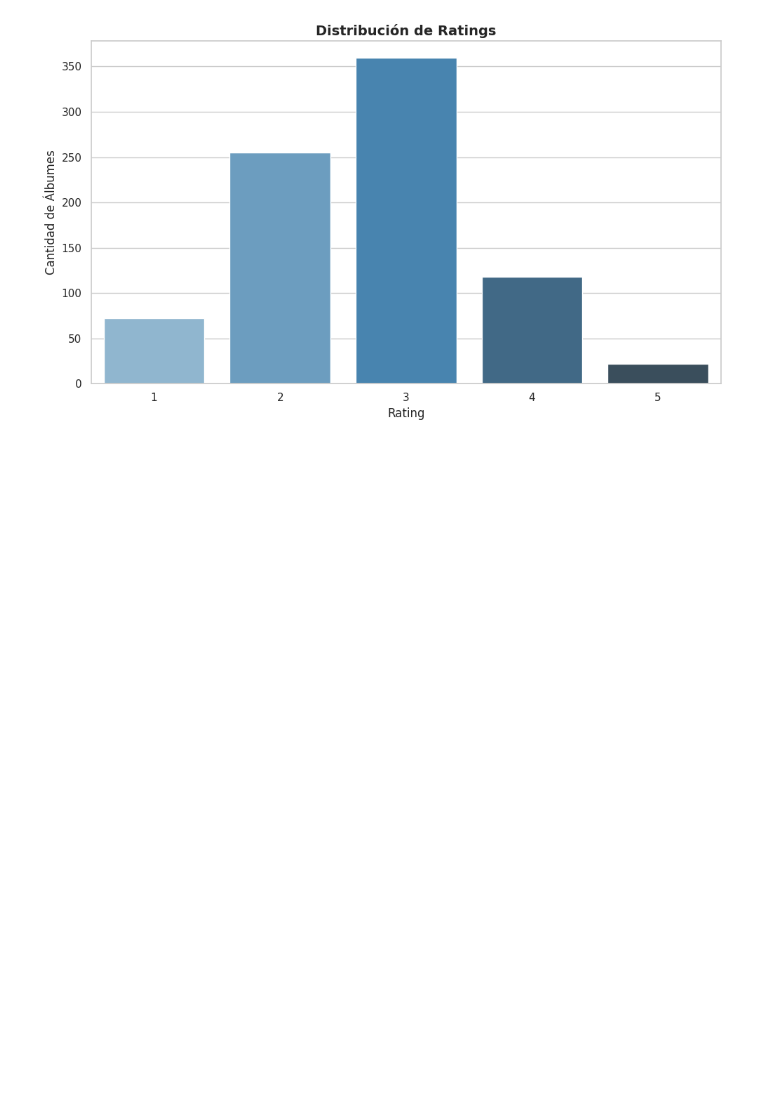
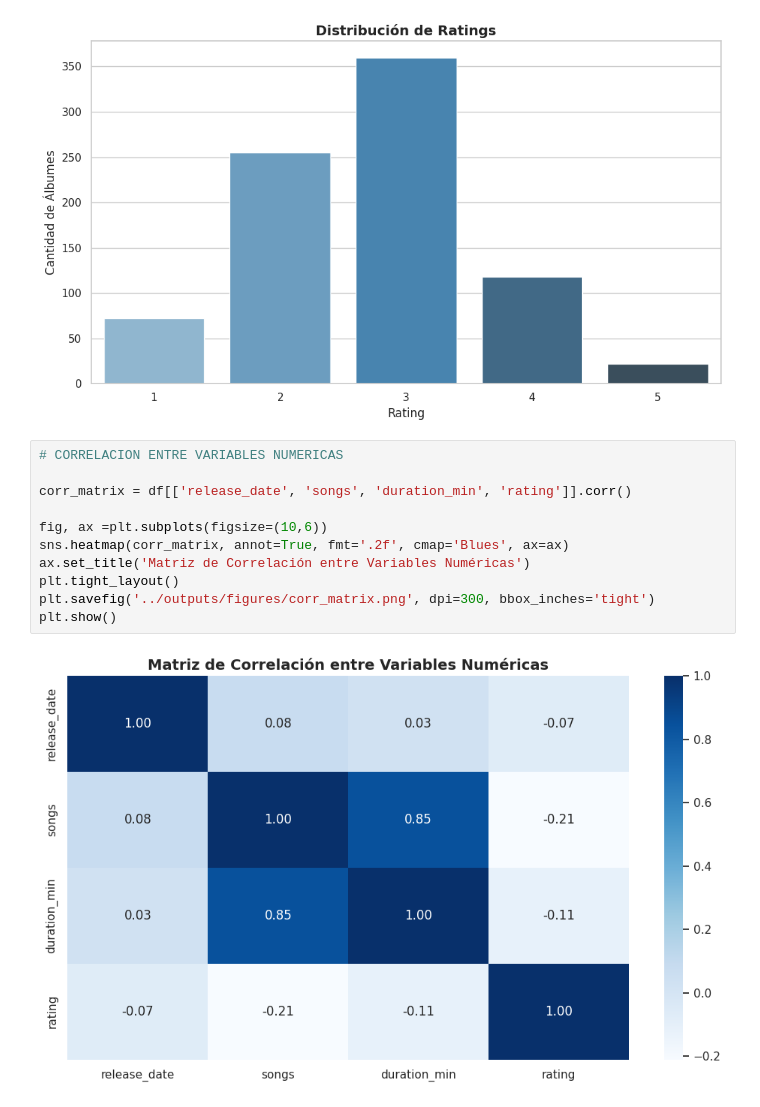
Before and after one commit to BCrown7/music-data-analysis, a Jupyter notebook: notebooks/eda_analysis.ipynb, the cells around one changed output. Drawn from its saved outputs; the diff is of its cells as text; blank space fills up the shorter version.

```diff
--- a/notebooks/eda_analysis.ipynb
+++ b/notebooks/eda_analysis.ipynb
@@ -143,3 +163,16 @@ plt.savefig('../outputs/figures/rating_distribution.png', dpi=300, bbox_inches='
 plt.show()
 # %% [output]
 [figure]
+# %%
+# CORRELACION ENTRE VARIABLES NUMERICAS
+
+corr_matrix = df[['release_date', 'songs', 'duration_min', 'rating']].corr()
+
+fig, ax =plt.subplots(figsize=(10,6))
+sns.heatmap(corr_matrix, annot=True, fmt='.2f', cmap='Blues', ax=ax)
+ax.set_title('Matriz de Correlación entre Variables Numéricas')
+plt.tight_layout()
+plt.savefig('../outputs/figures/corr_matrix.png', dpi=300, bbox_inches='tight')
+plt.show()
+# %% [output]
+[figure, added]
```
Also changed, not shown: parts of 2 cells of this notebook.
